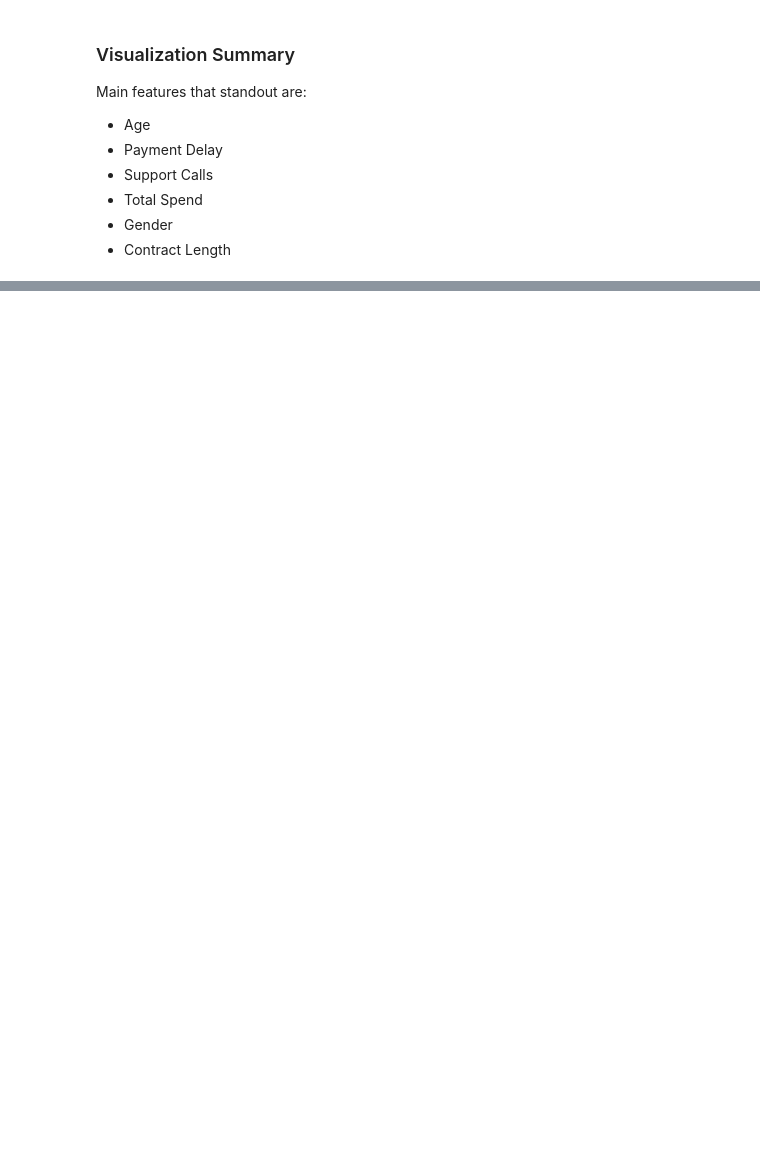
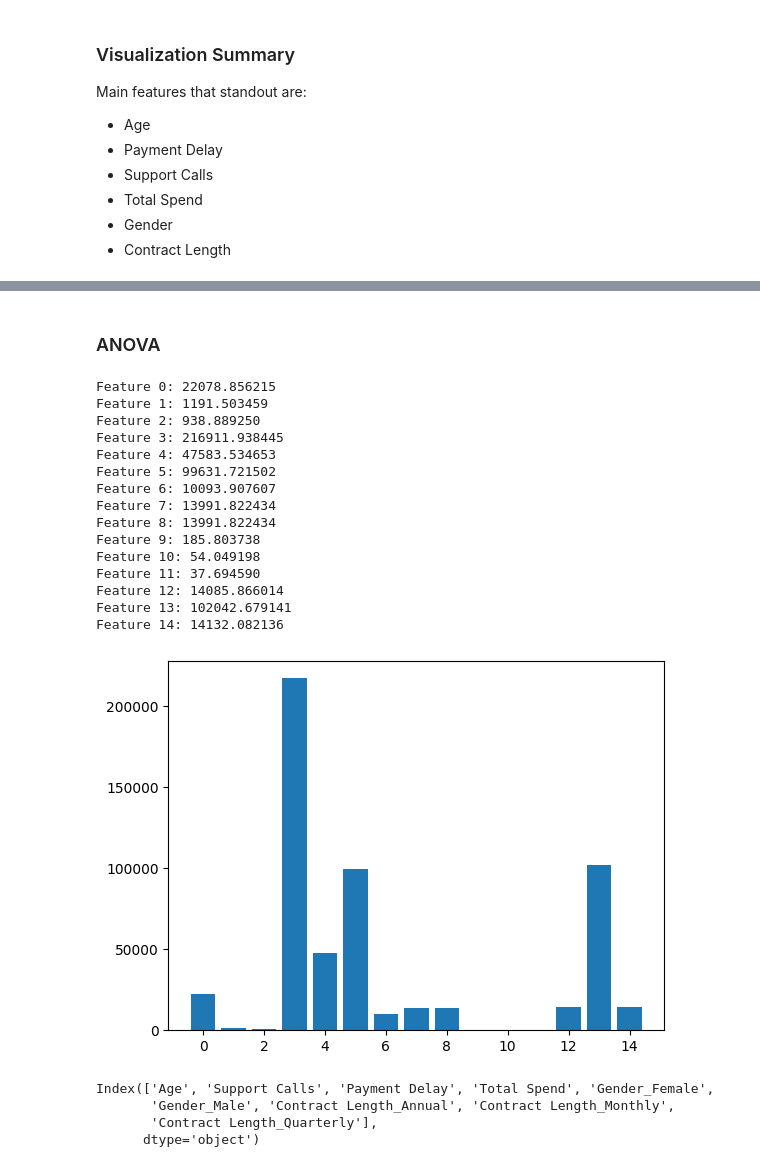
Before and after one commit to casslee1351/Summer_Project_6740, a Jupyter notebook: Churn Project.ipynb, the cells around one changed output, grey strips where cells are left out. Drawn from its saved outputs; the diff is of its cells as text; code cells hidden in the pictures; blank space fills up the shorter version.

Commit message:
feature selection

```diff
--- a/Churn Project.ipynb
+++ b/Churn Project.ipynb
@@ -46,12 +55,22 @@ df['Usage Frequency'] = df['Usage Frequency'].astype(int)
 df['Payment Delay'] = df['Payment Delay'].astype(int)
 df['Last Interaction'] = df['Last Interaction'].astype(int)
 df['Support Calls'] = df['Support Calls'].astype(int)
+df_test['Age'] = df_test['Age'].astype(int)
+df_test['Tenure'] = df_test['Tenure'].astype(int)
+df_test['Usage Frequency'] = df_test['Usage Frequency'].astype(int)
+df_test['Payment Delay'] = df_test['Payment Delay'].astype(int)
+df_test['Last Interaction'] = df_test['Last Interaction'].astype(int)
+df_test['Support Calls'] = df_test['Support Calls'].astype(int)
 
 df['Total Spend'] = df['Total Spend'].astype(float)
+df_test['Total Spend'] = df_test['Total Spend'].astype(float)
 
 df['Gender'] = df['Gender'].astype('category')
 df['Subscription Type'] = df['Subscription Type'].astype('category')
 df['Contract Length'] = df['Contract Length'].astype('category')
+df_test['Gender'] = df_test['Gender'].astype('category')
+df_test['Subscription Type'] = df_test['Subscription Type'].astype('category')
+df_test['Contract Length'] = df_test['Contract Length'].astype('category')
 # %% [output]
 A value is trying to be set on a copy of a slice from a DataFrame.
 Try using .loc[row_indexer,col_indexer] = value instead
@@ -165,0 +252,2 @@ Main features that standout are:
+# %% [markdown]
+### ANOVA
@@ -165,0 +256,54 @@ Main features that standout are:
+# %%
+X_train = df[df.columns[1:-1]]
+X_train = pd.get_dummies(X_train)
+
+X_test = df_test[df_test.columns[1:-1]]
+X_test = pd.get_dummies(X_test)
+
+y_train = df['Churn']
+y_test = df_test['Churn']
+# %%
+# feature selection
+def select_features(X_train, y_train, X_test):
+	# configure to select all features
+	fs = SelectKBest(score_func=f_classif, k='all')
+	# learn relationship from training data
+	fs.fit(X_train, y_train)
+	# transform train input data
+	X_train_fs = fs.transform(X_train)
+	# transform test input data
+	X_test_fs = fs.transform(X_test)
+	return X_train_fs, X_test_fs, fs
+# %%
+# feature selection
+X_train_fs, X_test_fs, fs = select_features(X_train, y_train, X_test)
+# what are scores for the features
+for i in range(len(fs.scores_)):
+	print('Feature %d: %f' % (i, fs.scores_[i]))
+# plot the scores
+plt.bar([i for i in range(len(fs.scores_))], fs.scores_)
+plt.show()
+# %% [output]
+Feature 0: 22078.856215
+Feature 1: 1191.503459
+Feature 2: 938.889250
+Feature 3: 216911.938445
+Feature 4: 47583.534653
+Feature 5: 99631.721502
+Feature 6: 10093.907607
+Feature 7: 13991.822434
+Feature 8: 13991.822434
+Feature 9: 185.803738
+Feature 10: 54.049198
+Feature 11: 37.694590
+Feature 12: 14085.866014
+Feature 13: 102042.679141
+Feature 14: 14132.082136
+[figure, added]
+# %%
+X_train.columns[[0, 3, 4, 5, 7, 8, 12, 13 ,14]]
+# %% [output]
+Index(['Age', 'Support Calls', 'Payment Delay', 'Total Spend', 'Gender_Female',
+       'Gender_Male', 'Contract Length_Annual', 'Contract Length_Monthly',
+       'Contract Length_Quarterly'],
+      dtype='object')
```
Also changed, not shown: parts of 23 cells of this notebook.
